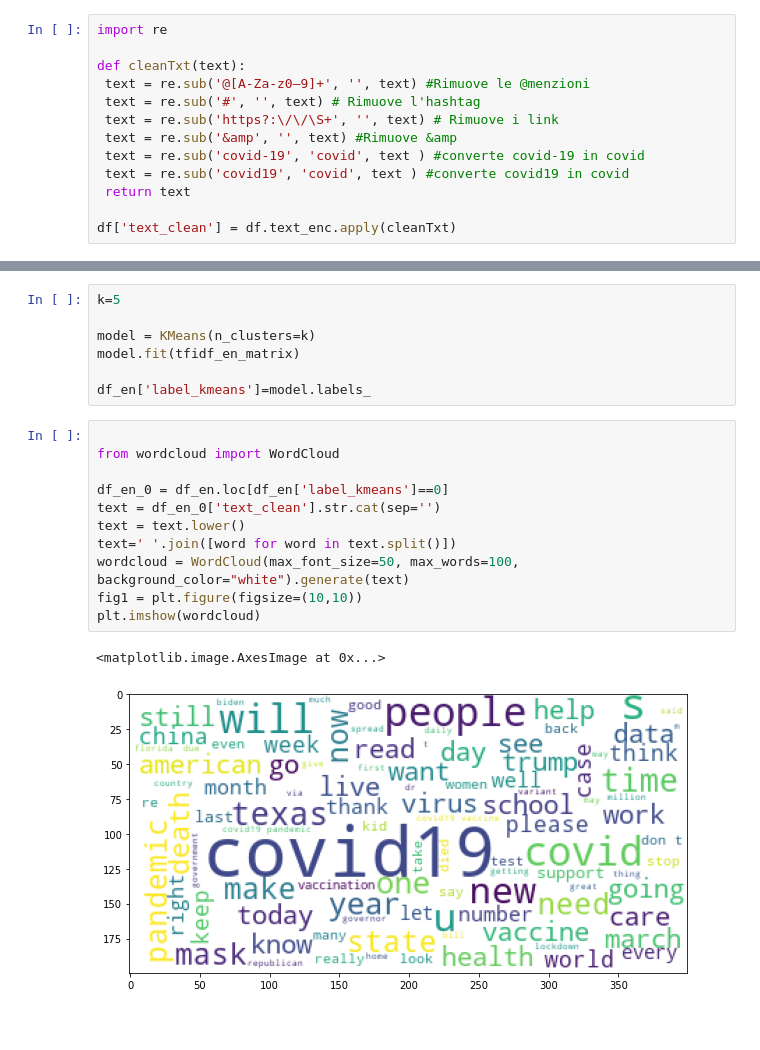
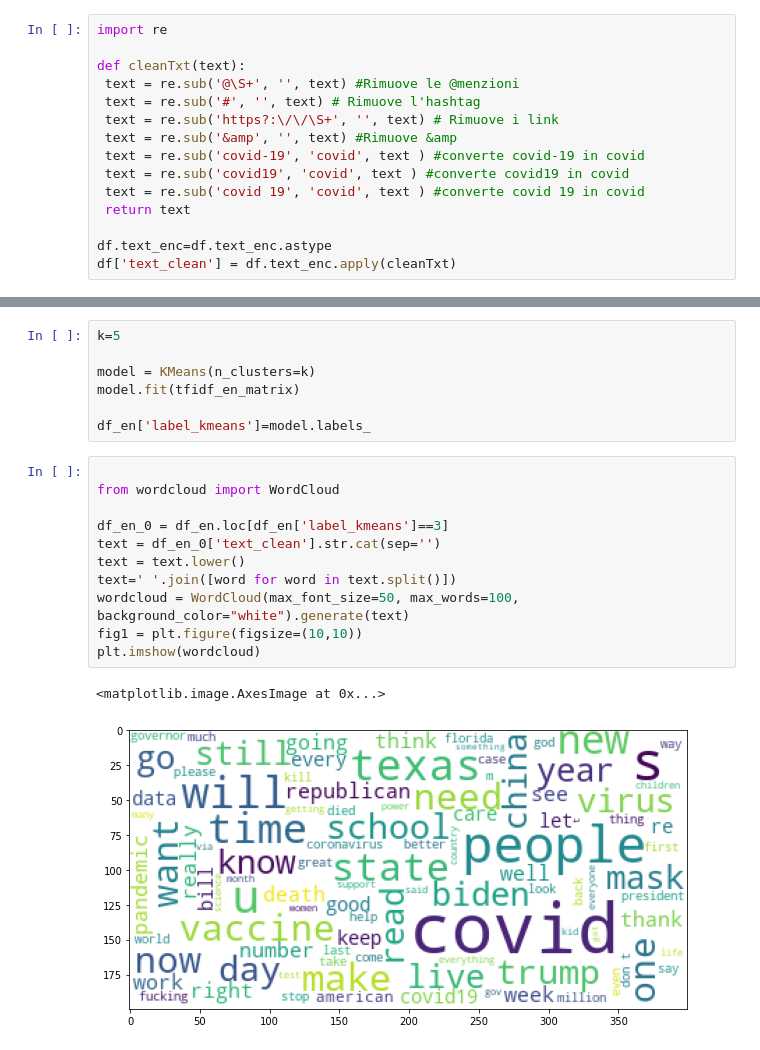
Before and after one commit to giulionenna/Progetto_BI2021, a Jupyter notebook: Mining_notebook.ipynb, the cells around one changed output, grey strips where cells are left out. Saved outputs shown, nothing was run; the diff lists cells and outputs as text.

```diff
--- a/Mining_notebook.ipynb
+++ b/Mining_notebook.ipynb
@@ -42,12 +42,14 @@ Attraverso le Regular Expressions vado a rimuovere elementi come:
 import re
 
 def cleanTxt(text):
- text = re.sub('@[A-Za-z0–9]+', '', text) #Rimuove le @menzioni
+ text = re.sub('@\S+', '', text) #Rimuove le @menzioni
  text = re.sub('#', '', text) # Rimuove l'hashtag
  text = re.sub('https?:\/\/\S+', '', text) # Rimuove i link
  text = re.sub('&amp', '', text) #Rimuove &amp
  text = re.sub('covid-19', 'covid', text ) #converte covid-19 in covid
  text = re.sub('covid19', 'covid', text ) #converte covid19 in covid
+ text = re.sub('covid 19', 'covid', text ) #converte covid 19 in covid
  return text
 
+df.text_enc=df.text_enc.astype
 df['text_clean'] = df.text_enc.apply(cleanTxt)
@@ -260,14 +287,14 @@ df_en['label_kmeans']=model.labels_
 # %%
 
 from wordcloud import WordCloud
 
-df_en_0 = df_en.loc[df_en['label_kmeans']==0]
+df_en_0 = df_en.loc[df_en['label_kmeans']==3]
 text = df_en_0['text_clean'].str.cat(sep='')
 text = text.lower()
 text=' '.join([word for word in text.split()])
 wordcloud = WordCloud(max_font_size=50, max_words=100, background_color="white").generate(text)
 fig1 = plt.figure(figsize=(10,10))
 plt.imshow(wordcloud)
 # %% [output]
 <matplotlib.image.AxesImage at 0x...>
-[figure, old version]
+[figure, new version]
```
Also changed, not shown: parts of 9 cells of this notebook, 1 other file.
